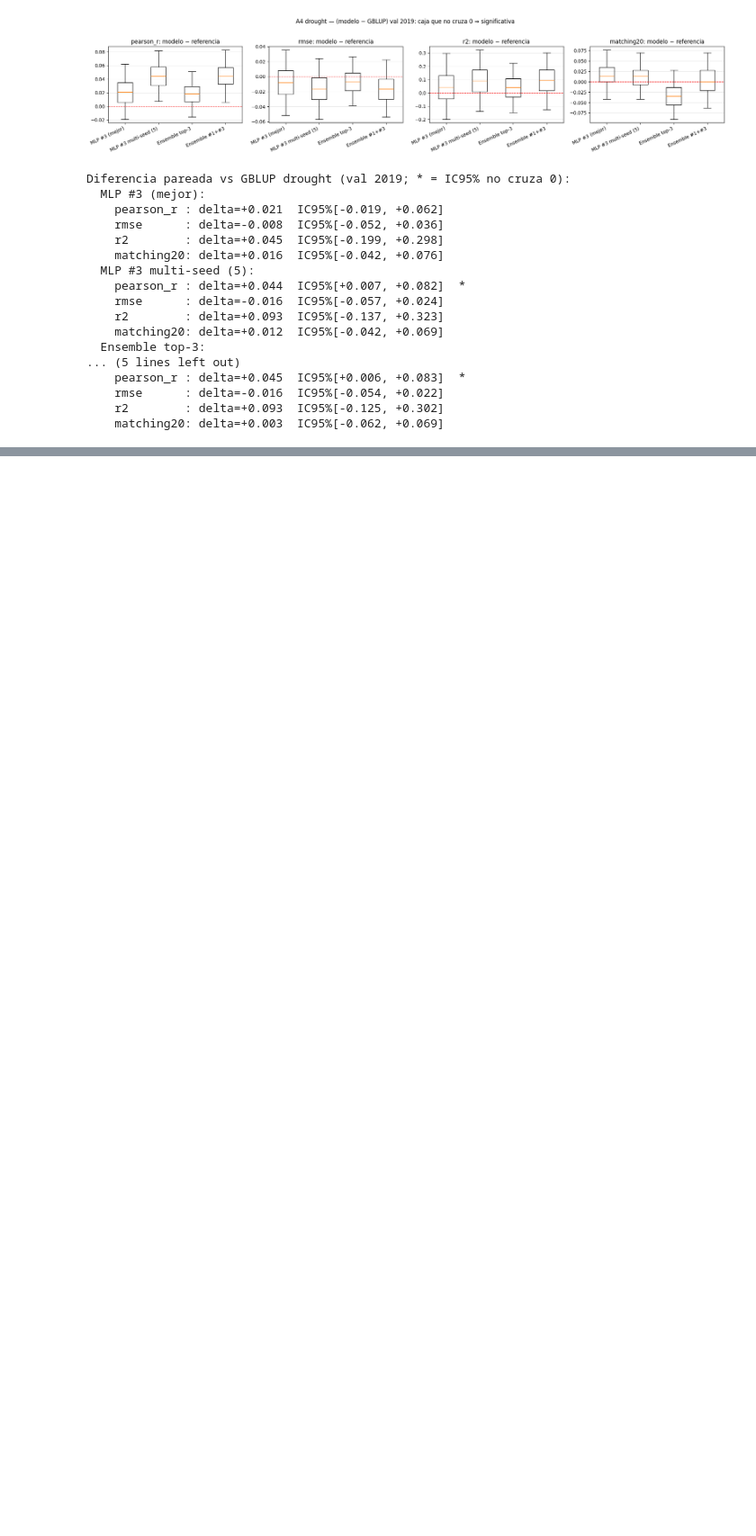
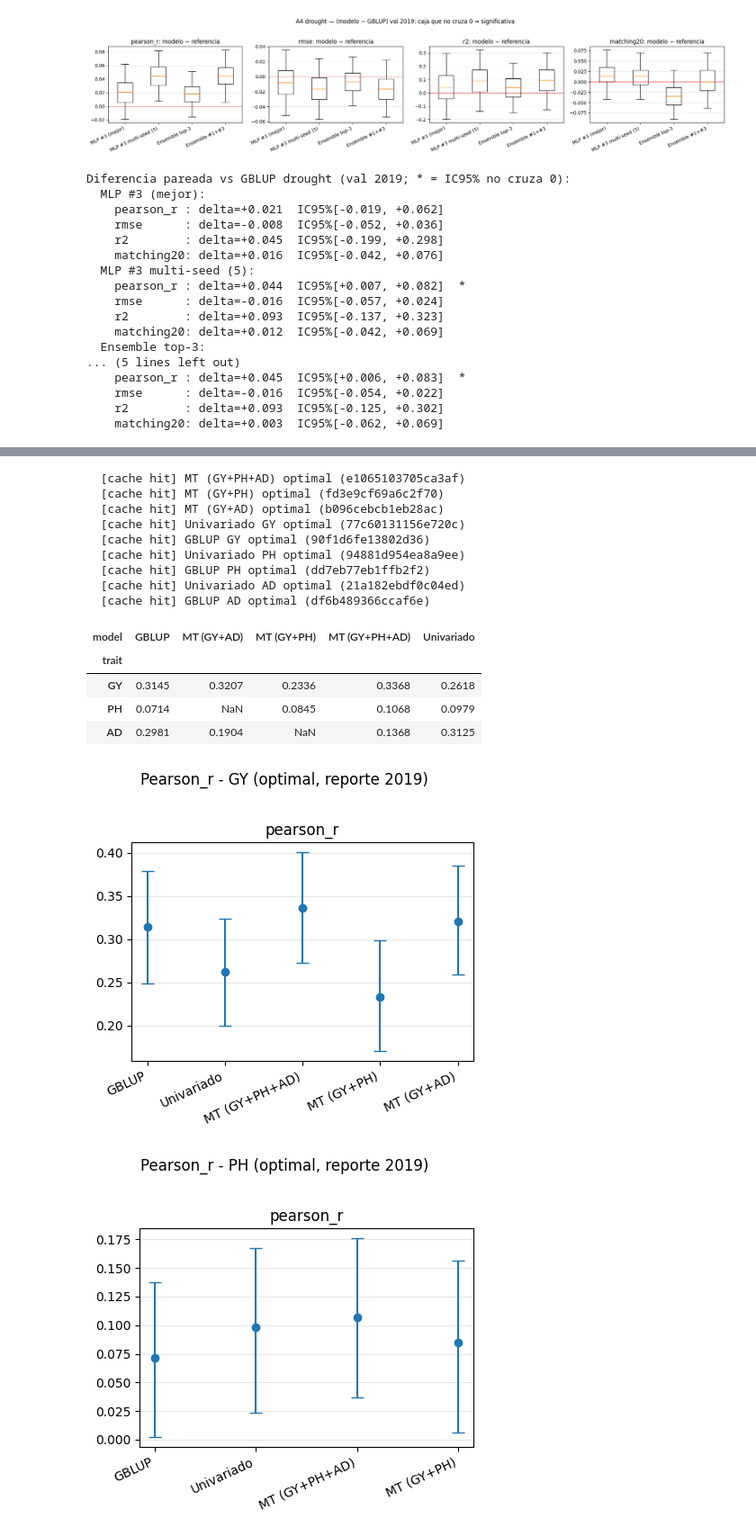
Before and after one commit to octavioromagnoli/maze-genomic-pred, a Jupyter notebook: notebooks/comparar_modelos_ci.ipynb, the cells around one changed output, grey strips where cells are left out. Shown at 90% size. Cells and saved outputs as stored; diff of their text form; code cells hidden in the pictures; blank space fills up the shorter version.

Commit message:
Comparacion de modelos multitasking

```diff
--- a/notebooks/comparar_modelos_ci.ipynb
+++ b/notebooks/comparar_modelos_ci.ipynb
@@ -1555,0 +1485,12 @@ for trait in TRAITS:
+# %%
+# === Fase B · ÓPTIMO — Multitask vs Univariado vs GBLUP por trait =========================
+# ranks: (1,) mejor de cada sweep | (1, 2, 3) top-3 | (2,) solo el 2do mejor.
+res_opt = compare_env("optimal", mt_bases=MT_BASES_OPT, mt_sweeps=MT_SWEEPS_OPT,
+                      gblup_base=GBLUP_BASE, mlp_base=MLP_BASE_OPT, gy_sweep=MLP_SWEEP, ranks=(1,))
+display(res_opt["wide"].round(4))                       # Pearson_r por trait × modelo
+for trait, fig in res_opt["figs"].items():             # gráficos pearson_r (punto ± IC95%) por trait
+    if "save_show" in globals():
+        save_show(fig, f"faseB_optimal_{trait}_pearson_ci.png")
+if "save_show" in globals():                            # matching20 de GY (mismo estilo, punto ± IC95%)
+    save_show(res_opt["fig_match_gy"], "faseB_optimal_GY_matching20_ci.png")
+# %% [output]
@@ -1555,0 +1498,16 @@ for trait in TRAITS:
+  [cache hit] MT (GY+PH+AD) optimal (e1065103705ca3af)
+  [cache hit] MT (GY+PH) optimal (fd3e9cf69a6c2f70)
+  [cache hit] MT (GY+AD) optimal (b096cebcb1eb28ac)
+  [cache hit] Univariado GY optimal (77c60131156e720c)
+  [cache hit] GBLUP GY optimal (90f1d6fe13802d36)
+  [cache hit] Univariado PH optimal (94881d954ea8a9ee)
+  [cache hit] GBLUP PH optimal (dd7eb77eb1ffb2f2)
+  [cache hit] Univariado AD optimal (21a182ebdf0c04ed)
+  [cache hit] GBLUP AD optimal (df6b489366ccaf6e)
+| model | GBLUP | MT (GY+AD) | MT (GY+PH) | MT (GY+PH+AD) | Univariado |
+| trait |  |  |  |  |  |
+| GY | 0.3145 | 0.3207 | 0.2336 | 0.3368 | 0.2618 |
+| PH | 0.0714 | NaN | 0.0845 | 0.1068 | 0.0979 |
+| AD | 0.2981 | 0.1904 | NaN | 0.1368 | 0.3125 |
+[figure, added]
+[figure, added]
```
Also changed, not shown: parts of 9 cells of this notebook, 15 other files.
